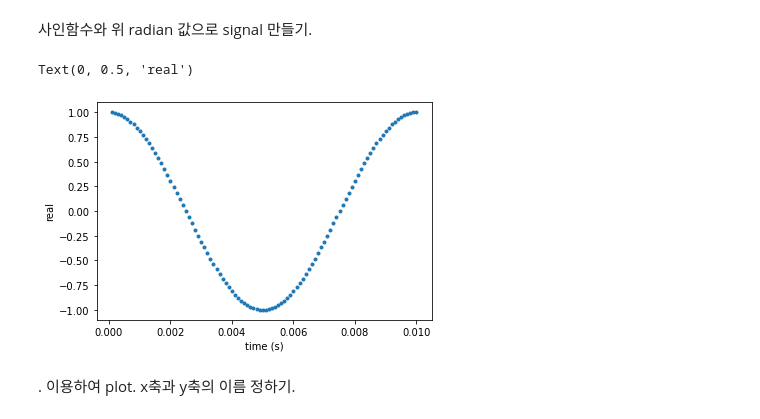
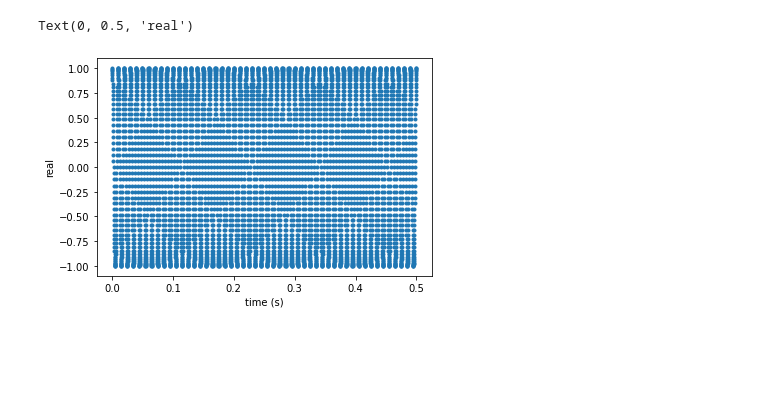
Before and after one commit to Junseoo/class2021Fall, a Jupyter notebook: 20211117.ipynb, the cells around one changed output. Drawn from its saved outputs; the diff is of its cells as text; code cells hidden in the pictures; blank space fills up the shorter version.

```diff
--- a/20211117.ipynb
+++ b/20211117.ipynb
@@ -21,4 +16,4 @@ phase = np.pi/2  # phase, radian
 # %%
-# generate time
-nSamp = sr * dur
-t = np.arange(1, nSamp+1)/sr
+# generate samples
+nSamp = sr * dur                # 총 몇 개의 샘플이 필요한지
+samples = np.arange(1, nSamp+1)    # 1에서 5000(nSamp값) 까지 등분한 숫자를 generate 시킴
@@ -32,2 +20,11 @@ theta = t * 2*np.pi * freq + phase
+# %%
+# convert samples to time
+t = samples/sr                  # time 샘플 만들기. 1/10000초부터 5000/10000초까지.
+# %%
+# convert time to angle in radian
+theta0 = t * 2*np.pi * freq       # radian으로 변환: 한 바퀴의 앵글 * 주파수
+# %%
+# shift angle by phase
+theta = theta0 + phase          # 시작점이 0도가 아닐 경우 phase 더해줌
 # %%
 # generate signal by cosine-phasor
@@ -35,11 +32,8 @@ s = amp * np.sin(theta)
-# %% [markdown]
-사인함수와 위 radian 값으로 signal 만들기.
-# %%
-plt.plot(t[0:100], s[0:100], '.')
-plt.xlabel('time (s)')
-plt.ylabel('real')
-# %% [output]
-Text(0, 0.5, 'real')
-[figure, removed]
-# %% [markdown]
-. 이용하여 plot. x축과 y축의 이름 정하기.
+# %%
+# plot the entire signal
+plt.plot(t, s, '.')     # t를 x축으로, s를 y축으로 plotting. '.'으로 표시(이거 안쓰면 실선으로 나옴)
+plt.xlabel('time (s)')  # x축 이름 정해주기
+plt.ylabel('real')      # y축 이름 정해주기
+# %% [output]
+Text(0, 0.5, 'real')
+[figure, added]
```
Also changed, not shown: parts of 14 cells of this notebook.
